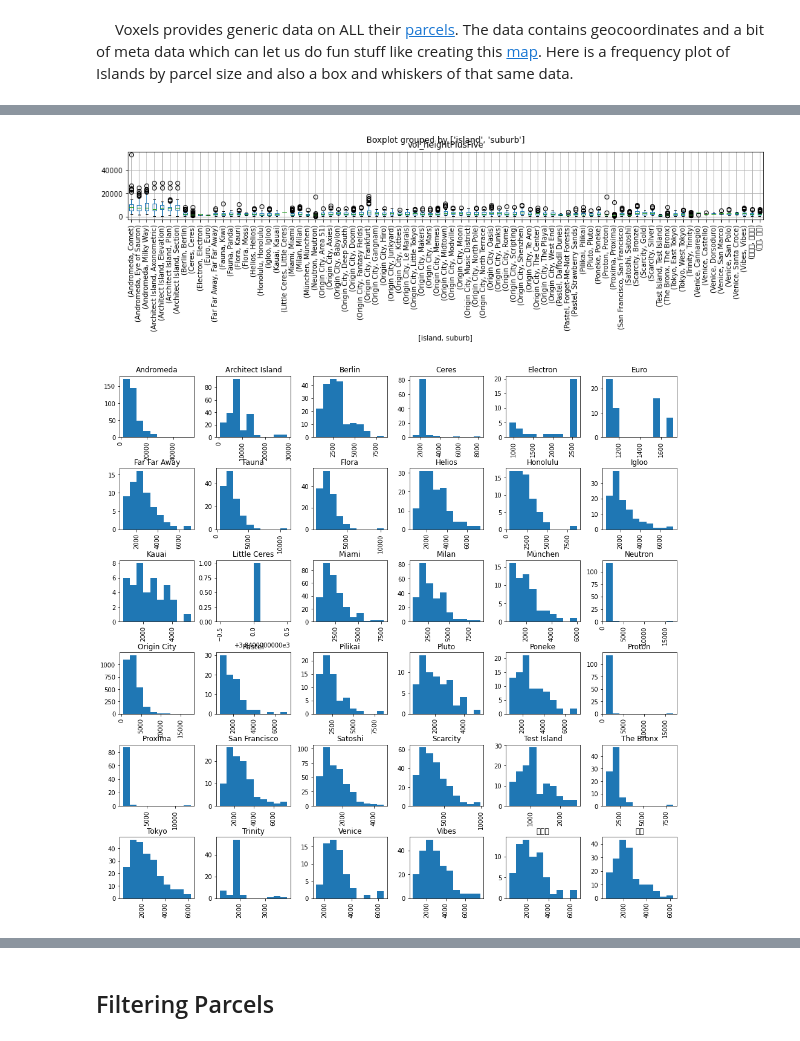
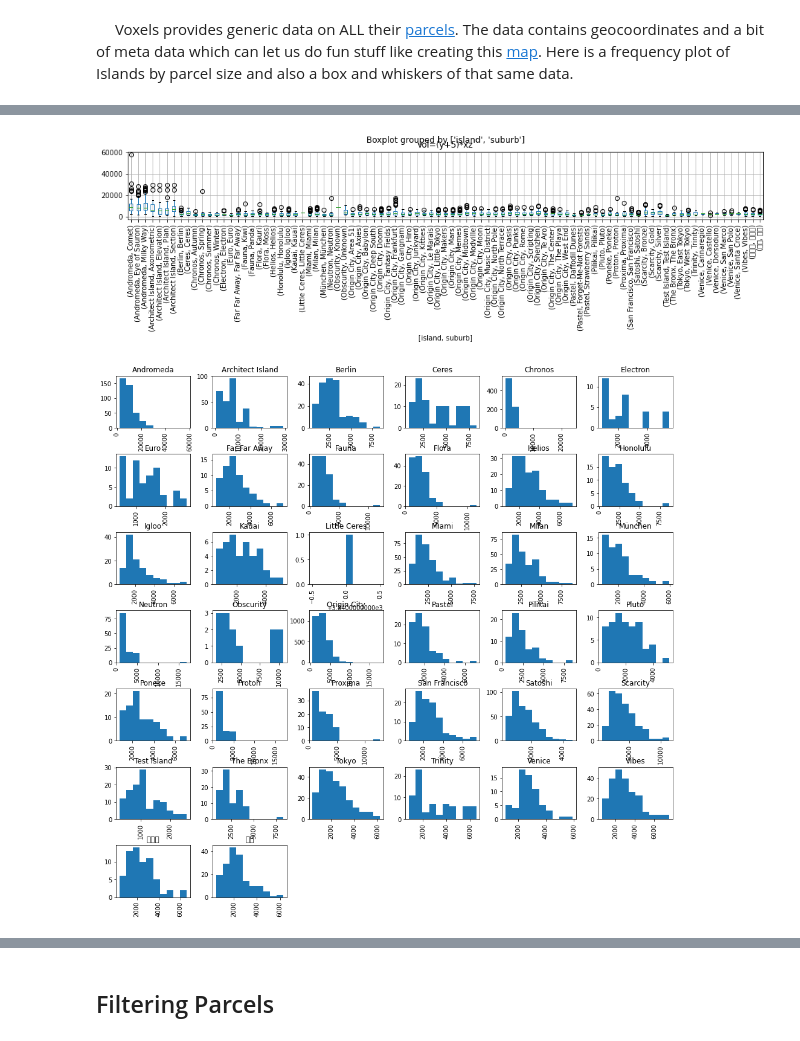
Before and after one commit to 3Diot/3Diot.github.io, a Jupyter notebook: blog/notebooks/002_Parcels.ipynb, the cells around one changed output, grey strips where cells are left out. Drawn from its saved outputs; the diff is of its cells as text; code cells hidden in the pictures.

Commit message:
UpdateParcelsHtml

```diff
--- a/blog/notebooks/002_Parcels.ipynb
+++ b/blog/notebooks/002_Parcels.ipynb
@@ -33,5 +33,10 @@ url = 'https://www.cryptovoxels.com/api/parcels/search.json'
 r = requests.get(url)
 data = json.loads(r.text)['parcels']
 parcels = pd.DataFrame.from_dict(data)
+parcels['basement'] = parcels['y1'] < 0
+parcels['x'] = (parcels['x1'] - parcels['x2']).abs()
+parcels['y'] = (parcels['y2'] - parcels['y1']).abs()
+parcels['z'] = (parcels['z1'] - parcels['z2']).abs()
+parcels.drop(['x1', 'y1', 'z1', 'x2', 'y2', 'z2', 'hash', 'height', 'geometry', 'distance_to_closest_common', 'distance_to_ocean', 'distance_to_center', 'kind' ], axis=1, inplace=True)
 parcels.head(1)
 # %% [output]
@@ -41,22 +45,22 @@ parcels.head(1)
 # %%
 #hide
-rdf = parcels[['id','island','suburb','area','height', 'owner_name']].copy()
-rdf['vol'] = rdf['height'] * rdf['area']
-rdf['vol_heightPlusFive'] = (rdf['height'] +5) * rdf['area']
-rdf = rdf.sort_values('vol_heightPlusFive', ascending=False)
+rdf = parcels.copy() #parcels[['id', 'name', 'island','suburb','area','height', 'owner_name']].copy()
+rdf['vol=xyz'] = rdf['y'] * rdf['area']
+rdf['vol=(y+5)*xz'] = (rdf['y'] +5) * rdf['area']
+rdf = rdf.sort_values('vol=(y+5)*xz', ascending=False)
 rdf = rdf.reset_index()
 # rdf = rdf[rdf['owner_name'] != 'crvox.eth']
 # rdf = rdf[rdf['owner_name'] != 'bnolan']
 # %%
 #hide_input
 import matplotlib.pyplot as plt
-rdf.boxplot(column=['vol_heightPlusFive'], by=['island', 'suburb'], rot=90, figsize=(16,4), layout=(2, 1))
+rdf.boxplot(column=['vol=(y+5)*xz'], by=['island', 'suburb'], rot=90, figsize=(16,4), layout=(2, 1))
 plt.show()
 # %% [output]
-[figure, old version]
+[figure, new version]
 # %%
 #hide_input
-rdf.hist(by=['island'], column = 'vol_heightPlusFive', figsize=(16,16))
+rdf.hist(by=['island'], column = 'vol=(y+5)*xz', figsize=(16,16))
 plt.show()
 # %% [output]
-[figure, old version]
+[figure, new version]
```
Also changed, not shown: parts of 2 cells of this notebook, 3 other files.
